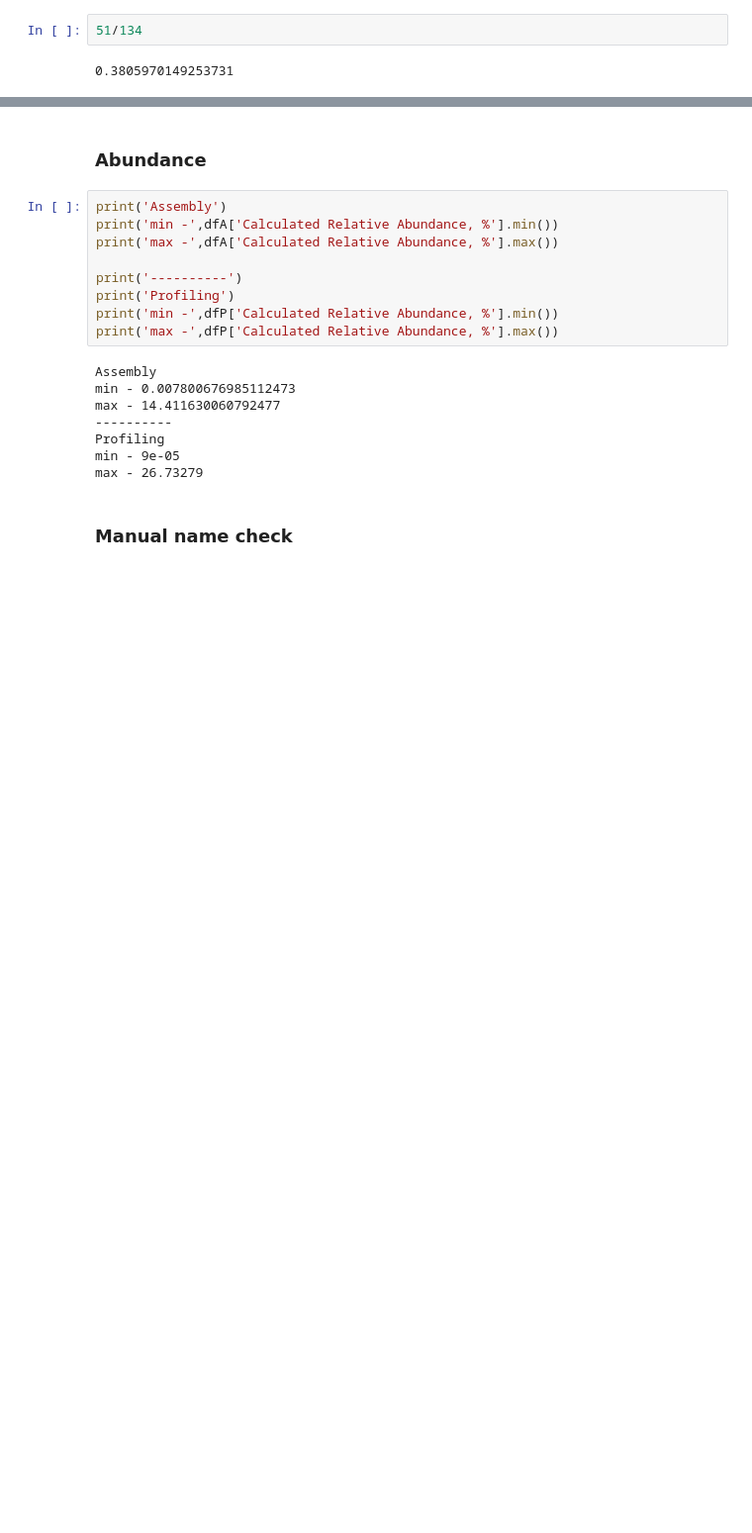
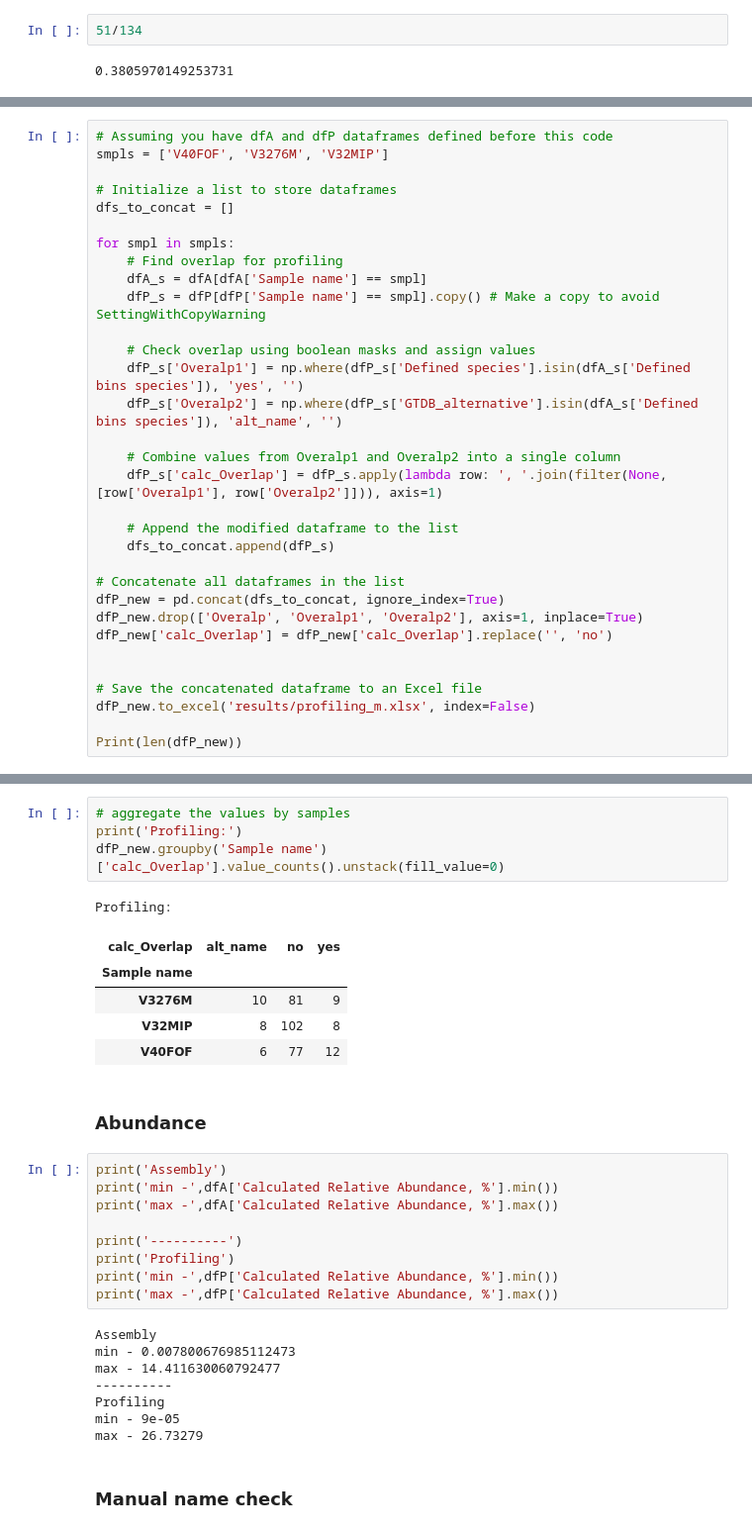
Before and after one commit to Chartiza/2022_Microbiome_Assembly_vs_Profiling, a Jupyter notebook: MB_samples/MB_samples_basic_stats.ipynb, the cells around one changed output, grey strips where cells are left out. Shown: that part at 99% size. Saved outputs shown, nothing was run; the diff lists cells and outputs as text; blank space fills up the shorter version.

```diff
--- a/MB_samples/MB_samples_basic_stats.ipynb
+++ b/MB_samples/MB_samples_basic_stats.ipynb
@@ -84,0 +163,32 @@ Name: Bin quality, dtype: int64
+# %%
+# Assuming you have dfA and dfP dataframes defined before this code
+smpls = ['V40FOF', 'V3276M', 'V32MIP']
+
+# Initialize a list to store dataframes
+dfs_to_concat = []
+
+for smpl in smpls:
+    # Find overlap for profiling
+    dfA_s = dfA[dfA['Sample name'] == smpl]
+    dfP_s = dfP[dfP['Sample name'] == smpl].copy() # Make a copy to avoid SettingWithCopyWarning
+
+    # Check overlap using boolean masks and assign values
+    dfP_s['Overalp1'] = np.where(dfP_s['Defined species'].isin(dfA_s['Defined bins species']), 'yes', '')
+    dfP_s['Overalp2'] = np.where(dfP_s['GTDB_alternative'].isin(dfA_s['Defined bins species']), 'alt_name', '')
+
+    # Combine values from Overalp1 and Overalp2 into a single column
+    dfP_s['calc_Overlap'] = dfP_s.apply(lambda row: ', '.join(filter(None, [row['Overalp1'], row['Overalp2']])), axis=1)
+
+    # Append the modified dataframe to the list
+    dfs_to_concat.append(dfP_s)
+
+# Concatenate all dataframes in the list
+dfP_new = pd.concat(dfs_to_concat, ignore_index=True)
+dfP_new.drop(['Overalp', 'Overalp1', 'Overalp2'], axis=1, inplace=True)
+dfP_new['calc_Overlap'] = dfP_new['calc_Overlap'].replace('', 'no')
+
+
+# Save the concatenated dataframe to an Excel file
+dfP_new.to_excel('results/profiling_m.xlsx', index=False)
+
+Print(len(dfP_new))
@@ -94,3 +210,14 @@ dfA.groupby('Sample name')['Overalp'].value_counts().unstack(fill_value=0)
+# %%
+# aggregate the values by samples
+print('Profiling:')
+dfP_new.groupby('Sample name')['calc_Overlap'].value_counts().unstack(fill_value=0)
+# %% [output]
+Profiling:
+| calc_Overlap | alt_name | no | yes |
+| Sample name |  |  |  |
+| V3276M | 10 | 81 | 9 |
+| V32MIP | 8 | 102 | 8 |
+| V40FOF | 6 | 77 | 12 |
 # %% [markdown]
 ### Abundance
 # %%
```
Also changed, not shown: parts of 19 cells of this notebook, 8 other files.
